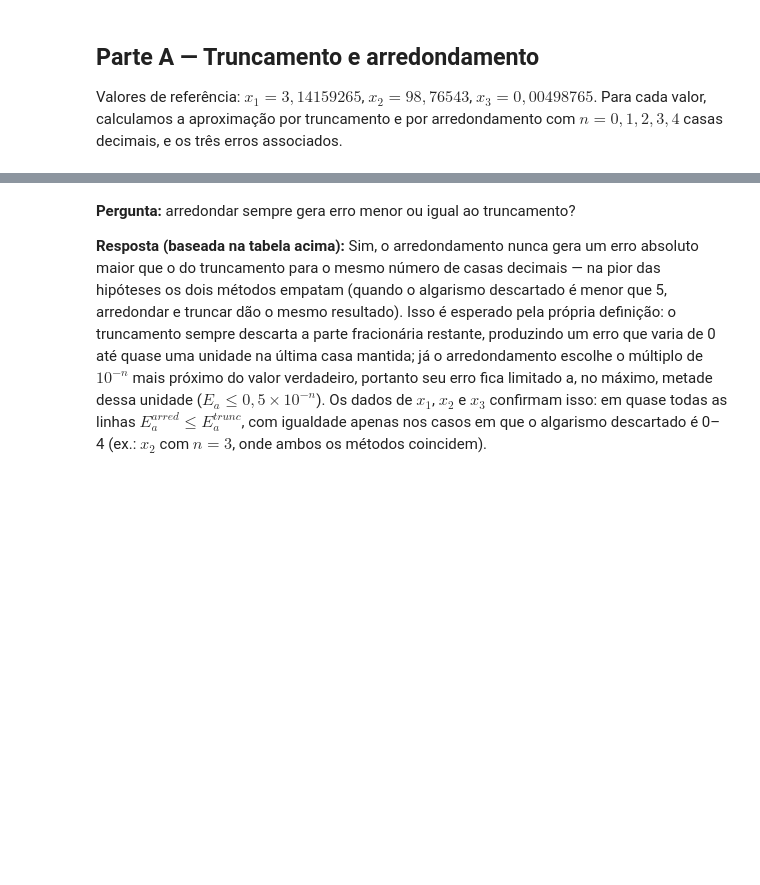
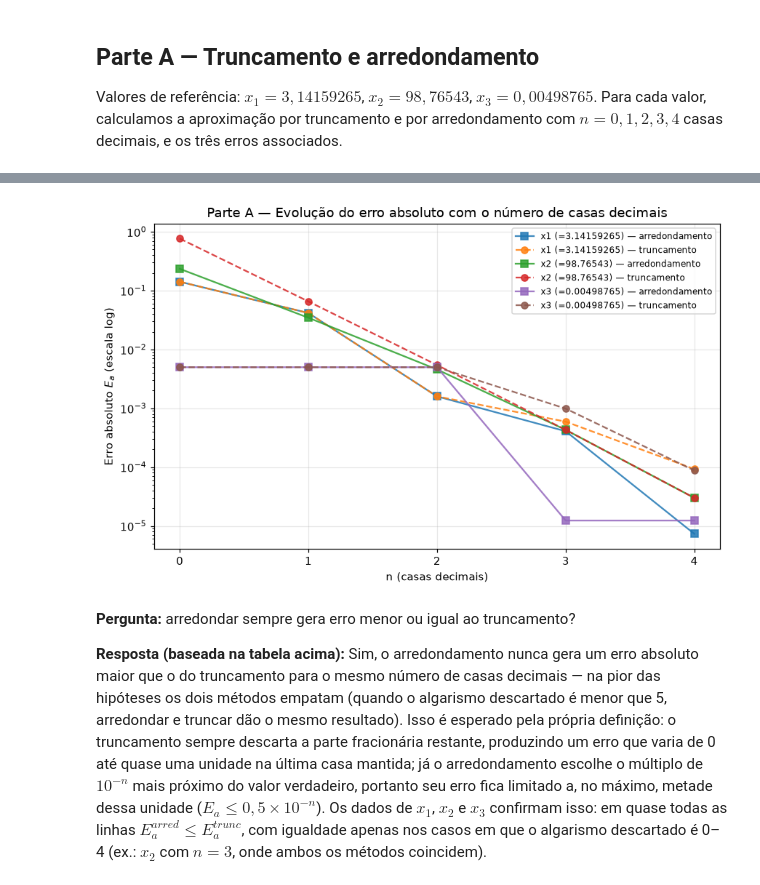
Before and after one commit to lorenzogira/numerical-modeling, a Jupyter notebook: calculo_numerico_atividade_I.ipynb, the cells around one changed output, grey strips where cells are left out. Cells and saved outputs as stored; diff of their text form; code cells hidden in the pictures; blank space fills up the shorter version.

```diff
--- a/calculo_numerico_atividade_I.ipynb
+++ b/calculo_numerico_atividade_I.ipynb
@@ -94,22 +130,26 @@ df_A_fmt
 # %%
 # Gráfico em escala logarítmica: Ea em função de n, uma linha por (variável, método)
-fig, ax = plt.subplots(figsize=(8,5))
-estilos = {'truncamento': '--o', 'arredondamento': '-s'}
-for (nome, metodo), grupo in df_A.groupby(['variavel','metodo']):
-    grupo = grupo.sort_values('n')
+fig, ax = plt.subplots(figsize=(8, 5))
+estilos = {"truncamento": "--o", "arredondamento": "-s"}
+for (nome, metodo), grupo in df_A.groupby(["variavel", "metodo"]):
+    grupo = grupo.sort_values("n")
     # evita log(0): substitui erro exatamente zero por um piso pequeno só para plot
-    ea_plot = grupo['Ea'].replace(0, 1e-18)
-    ax.plot(grupo['n'], ea_plot, estilos[metodo], label=f'{nome} — {metodo}', alpha=0.85)
+    ea_plot = grupo["Ea"].replace(0, 1e-18)
+    ax.plot(
+        grupo["n"], ea_plot, estilos[metodo], label=f"{nome} — {metodo}", alpha=0.85
+    )
 
-ax.set_yscale('log')
-ax.set_xlabel('n (casas decimais)')
-ax.set_ylabel(r'Erro absoluto $E_a$ (escala log)')
-ax.set_title('Parte A — Evolução do erro absoluto com o número de casas decimais')
-ax.legend(fontsize=8, ncol=1, loc='upper right')
-ax.set_xticks(range(0,5))
+ax.set_yscale("log")
+ax.set_xlabel("n (casas decimais)")
+ax.set_ylabel(r"Erro absoluto $E_a$ (escala log)")
+ax.set_title("Parte A — Evolução do erro absoluto com o número de casas decimais")
+ax.legend(fontsize=8, ncol=1, loc="upper right")
+ax.set_xticks(range(5))
 plt.tight_layout()
-plt.savefig('partA_erro_absoluto.png', dpi=150)
+plt.savefig("partA_erro_absoluto.png", dpi=150)
 plt.show()
+# %% [output]
+[figure, added]
 # %% [markdown]
 **Pergunta:** arredondar sempre gera erro menor ou igual ao truncamento?
 
```
Also changed, not shown: parts of 18 cells of this notebook, 11 other files.
